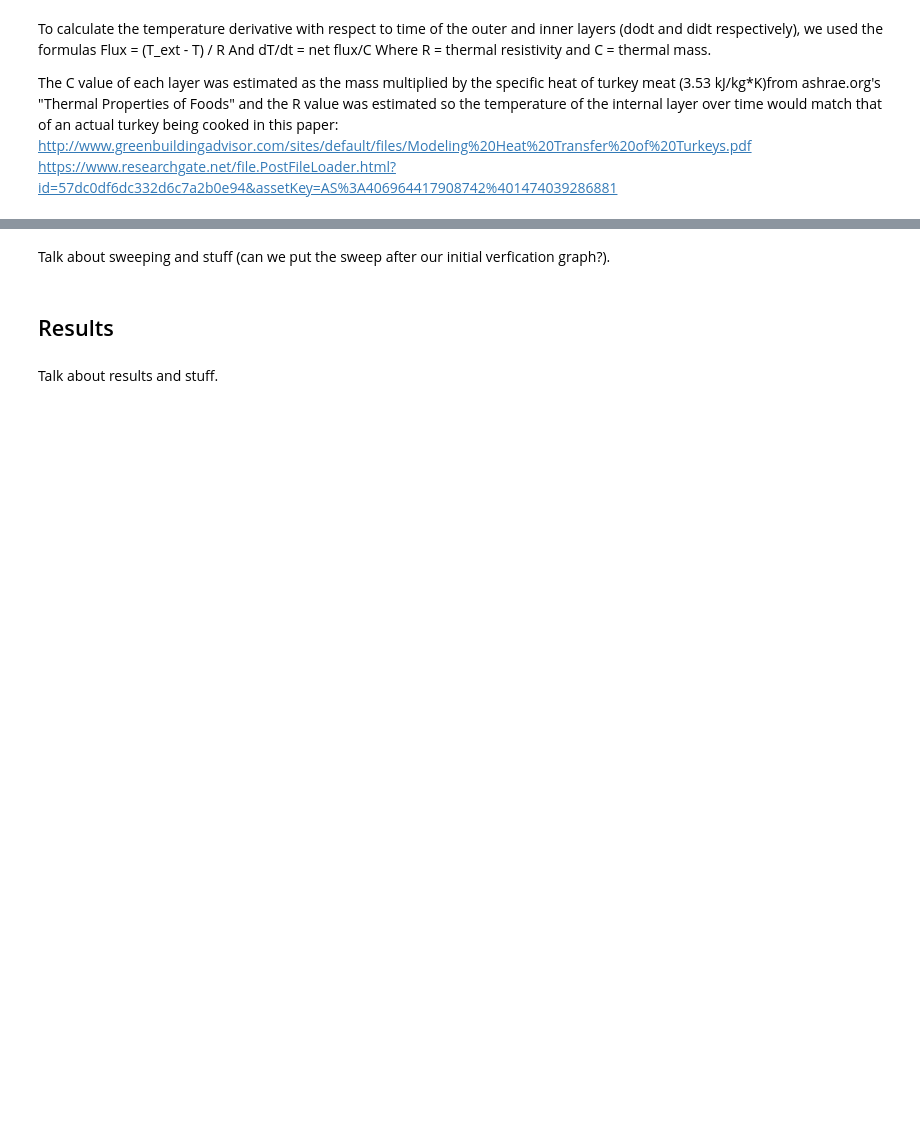
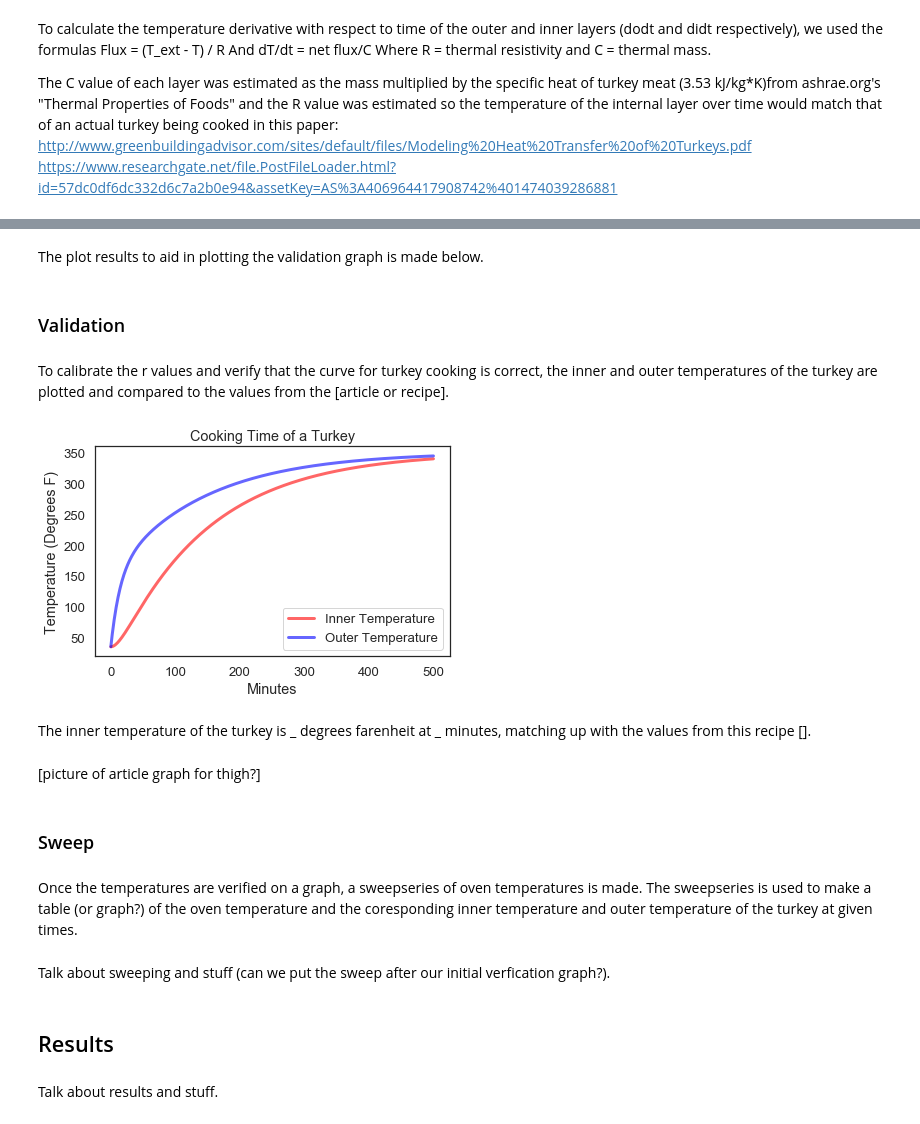
Before and after one commit to MellieZito/Project-2, a Jupyter notebook: code/Turkey.ipynb, the cells around one changed output, grey strips where cells are left out. Drawn from its saved outputs; the diff is of its cells as text; code cells hidden in the pictures; blank space fills up the shorter version.

Commit message:
Fixed structure and added/fixed validation plot

```diff
--- a/code/Turkey.ipynb
+++ b/code/Turkey.ipynb
@@ -97,6 +104,42 @@ def slope_func(state, t, system):
     didt = i_flux/c_inner
 
     return didt, dodt
+# %% [markdown]
+The plot results to aid in plotting the validation graph is made below.
+# %%
+def plot_results_validation(inner, outer):
+    """Plot the inner and outer temperatures of the Turkey
+
+    inner: TimeSeries
+    outer: TimeSeries
+
+    """
+    inner_f=convert_k_to_f(inner)
+    outer_f=convert_k_to_f(outer)
+    plot(inner_f, '-', color = 'red', label='Inner Temperature')
+    plot(outer_f, '-', color = 'blue', label='Outer Temperature')
+
+    decorate(xlabel='Minutes',
+             ylabel='Temperature (Degrees F)',
+             title = 'Cooking Time of a Turkey')
+# %% [markdown]
+### Validation
+# %% [markdown]
+To calibrate the r values and verify that the curve for turkey cooking is correct, the inner and outer temperatures of the turkey are plotted and compared to the values from the [article or recipe].
+# %%
+system = make_system(params,450,275,500)
+results, details = run_ode_solver(system,slope_func,max_step=1)
+plot_results_validation(results.T_inner, results.T_outer)
+# %% [output]
+[figure, added]
+# %% [markdown]
+The inner temperature of the turkey is _ degrees farenheit at _ minutes, matching up with the values from this recipe [].
+# %% [markdown]
+[picture of article graph for thigh?]
+# %% [markdown]
+### Sweep
+# %% [markdown]
+Once the temperatures are verified on a graph, a sweepseries of oven temperatures is made. The sweepseries is used to make a table (or graph?) of the oven temperature and the coresponding inner temperature and outer temperature of the turkey at given times.
 # %% [markdown]
 Talk about sweeping and stuff (can we put the sweep after our initial verfication graph?).
 # %%
```
Also changed, not shown: parts of 13 cells of this notebook.
